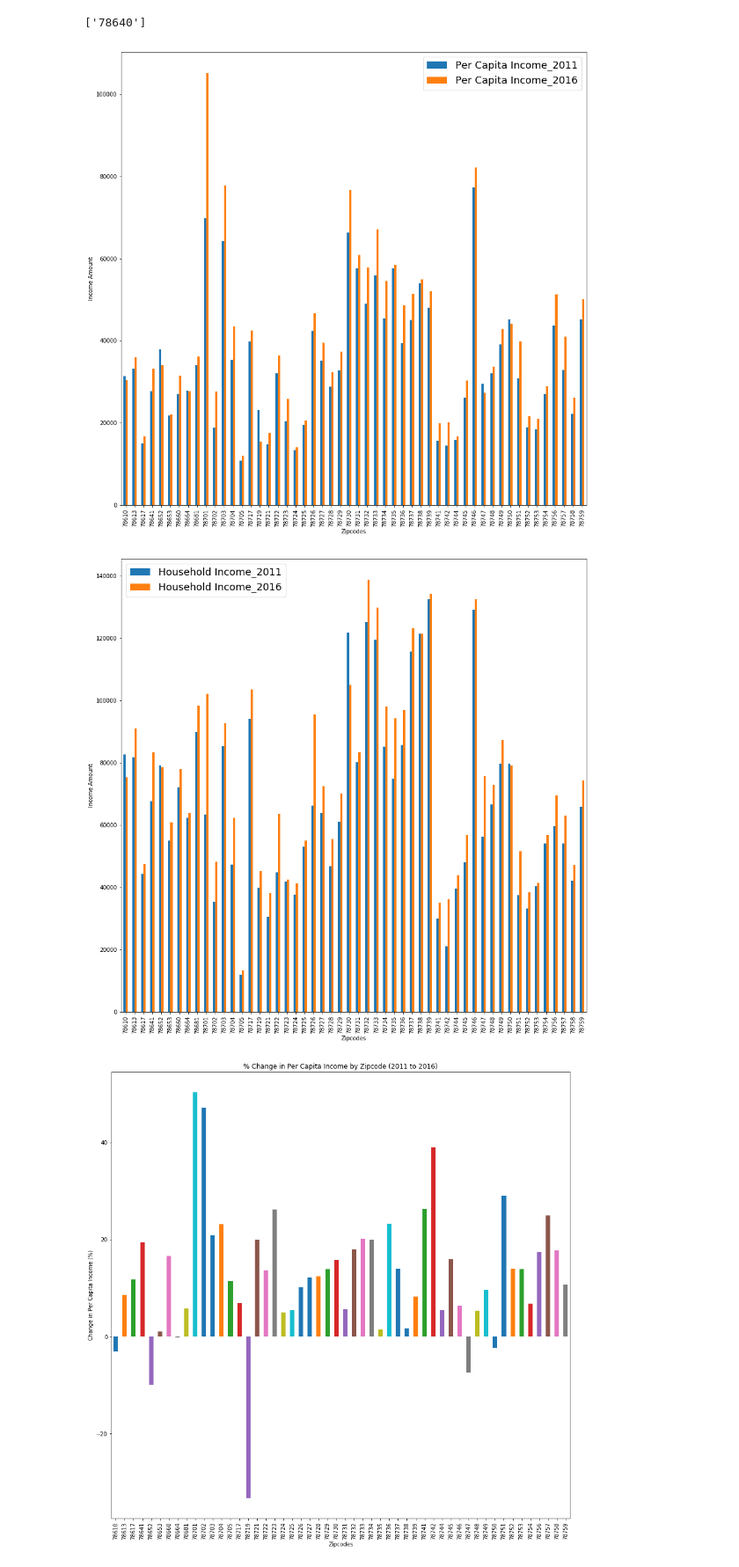
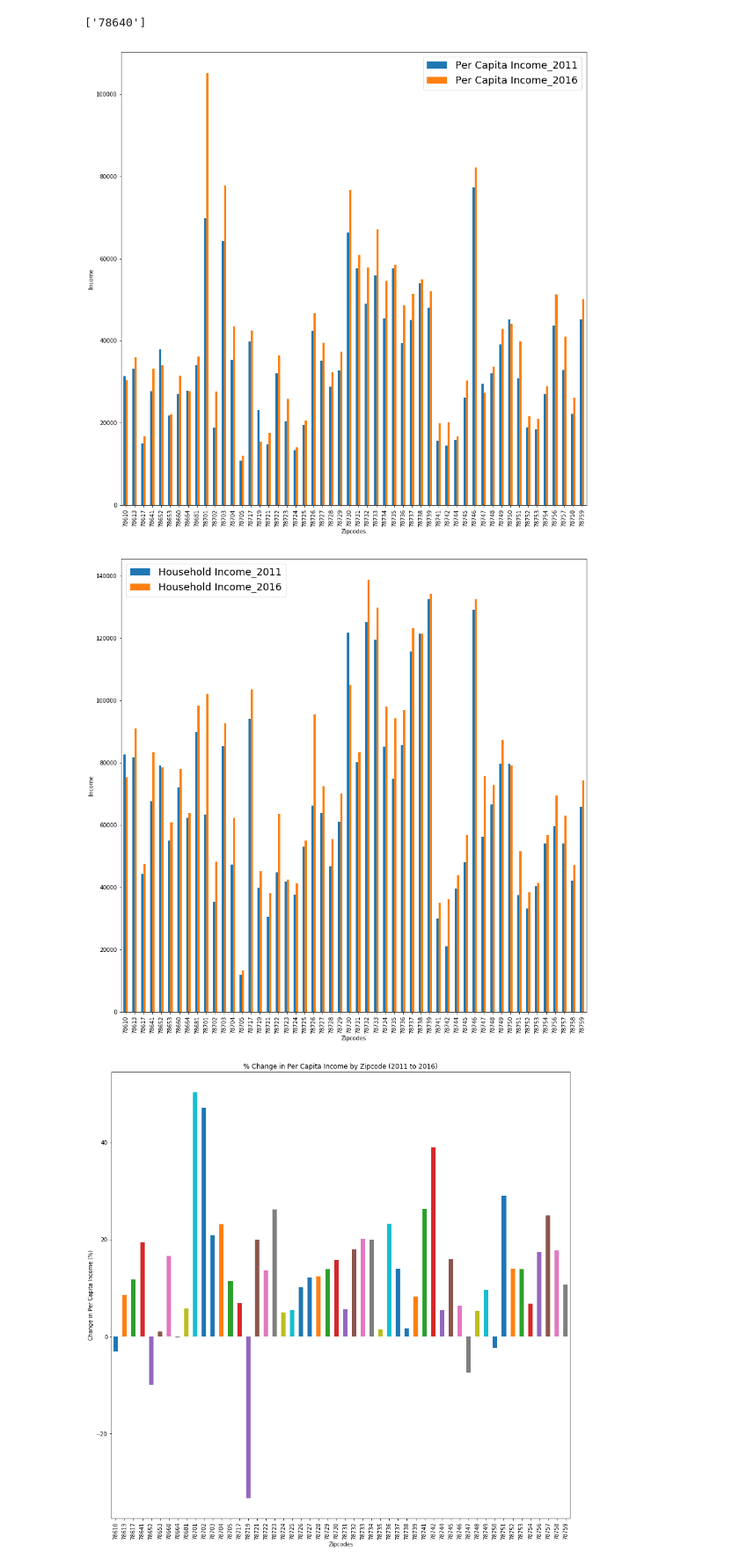
Before and after one commit to Kerrykova/Project1, a Jupyter notebook: Visualizations.ipynb, the cells around one changed output. Shown at 88% size. Drawn from its saved outputs; the diff is of its cells as text; code cells hidden in the pictures.

```diff
--- a/Visualizations.ipynb
+++ b/Visualizations.ipynb
@@ -81,18 +69,18 @@ zipcode_difference
 ['78640']
 # %%
 income_by_year = census_drop.plot(kind='bar',y=["Per Capita Income_2011","Per Capita Income_2016"], figsize=(15,15), fontsize=10)
-income_by_year.set_ylabel("Income Amount")
+income_by_year.set_ylabel("Income")
 income_by_year.legend(prop={'size': 18})
 plt.savefig("Images/incomebyyear.png")
 # %% [output]
-[figure, old version]
+[figure, new version]
 # %%
 hh_income_by_year = census_drop.plot(kind='bar',y=["Household Income_2011","Household Income_2016"], figsize=(15,15), fontsize=10)
-hh_income_by_year.set_ylabel("Income Amount")
+hh_income_by_year.set_ylabel("Income")
 hh_income_by_year.legend(prop={'size': 18})
 plt.savefig("Images/HHincomebyyear.png")
 # %% [output]
-[figure, old version]
+[figure, new version]
 # %%
 compare_pc_income_percent = census_drop.plot(kind="bar", y="PC % Income Increase/Decrease", figsize=(15,15), fontsize=10, legend=False, title="% Change in Per Capita Income by Zipcode (2011 to 2016)")
 compare_pc_income_percent.set_ylabel("Change in Per Capita Income (%)")
```
Also changed, not shown: parts of 11 cells of this notebook, 4 other files.
